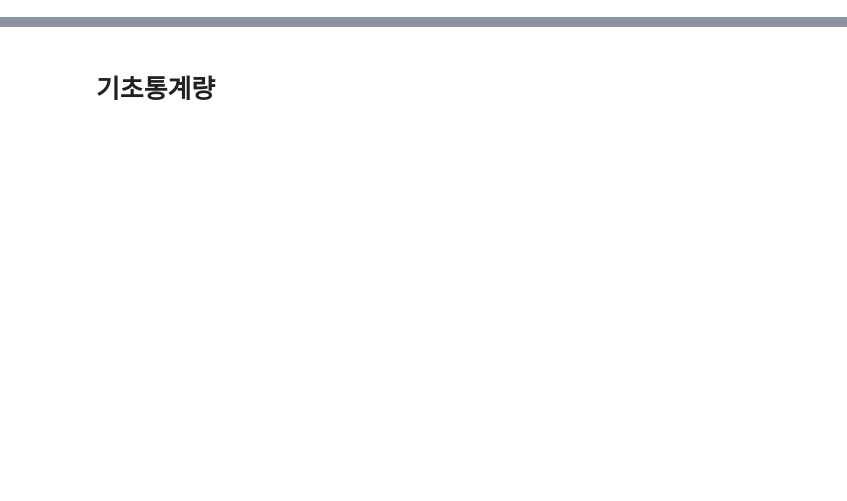
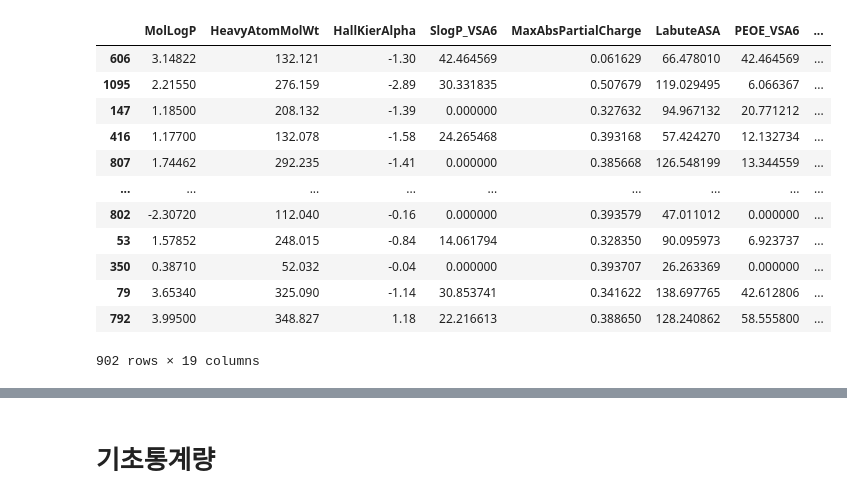
Before and after one commit to DSjayjang/Project, a Jupyter notebook: ChemGCNs/visualization/heatmap.ipynb, the cells around one changed output, grey strips where cells are left out. Saved outputs shown, nothing was run; the diff lists cells and outputs as text; code cells hidden in the pictures; blank space fills up the shorter version.

```diff
--- a/ChemGCNs/visualization/heatmap.ipynb
+++ b/ChemGCNs/visualization/heatmap.ipynb
@@ -49,4 +49,20 @@ mol_graph.SMR_VSA7 = dsc.SMR_VSA7(mol)
       dtype='object')
+# %%
+X_train_None0
+# %% [output]
+|  | MolLogP | HeavyAtomMolWt | HallKierAlpha | SlogP_VSA6 | MaxAbsPartialCharge | LabuteASA | PEOE_VSA6 | ... |
+| 606 | 3.14822 | 132.121 | -1.30 | 42.464569 | 0.061629 | 66.478010 | 42.464569 | ... |
+| 1095 | 2.21550 | 276.159 | -2.89 | 30.331835 | 0.507679 | 119.029495 | 6.066367 | ... |
+| 147 | 1.18500 | 208.132 | -1.39 | 0.000000 | 0.327632 | 94.967132 | 20.771212 | ... |
+| 416 | 1.17700 | 132.078 | -1.58 | 24.265468 | 0.393168 | 57.424270 | 12.132734 | ... |
+| 807 | 1.74462 | 292.235 | -1.41 | 0.000000 | 0.385668 | 126.548199 | 13.344559 | ... |
+| ... | ... | ... | ... | ... | ... | ... | ... | ... |
+| 802 | -2.30720 | 112.040 | -0.16 | 0.000000 | 0.393579 | 47.011012 | 0.000000 | ... |
+| 53 | 1.57852 | 248.015 | -0.84 | 14.061794 | 0.328350 | 90.095973 | 6.923737 | ... |
+| 350 | 0.38710 | 52.032 | -0.04 | 0.000000 | 0.393707 | 26.263369 | 0.000000 | ... |
+| 79 | 3.65340 | 325.090 | -1.14 | 30.853741 | 0.341622 | 138.697765 | 42.612806 | ... |
+| 792 | 3.99500 | 348.827 | 1.18 | 22.216613 | 0.388650 | 128.240862 | 58.555800 | ... |
+902 rows × 19 columns
 # %%
 # heatmap
 # 상관관계 행렬
```
Also changed, not shown: parts of 4 cells of this notebook, 52 other files.
